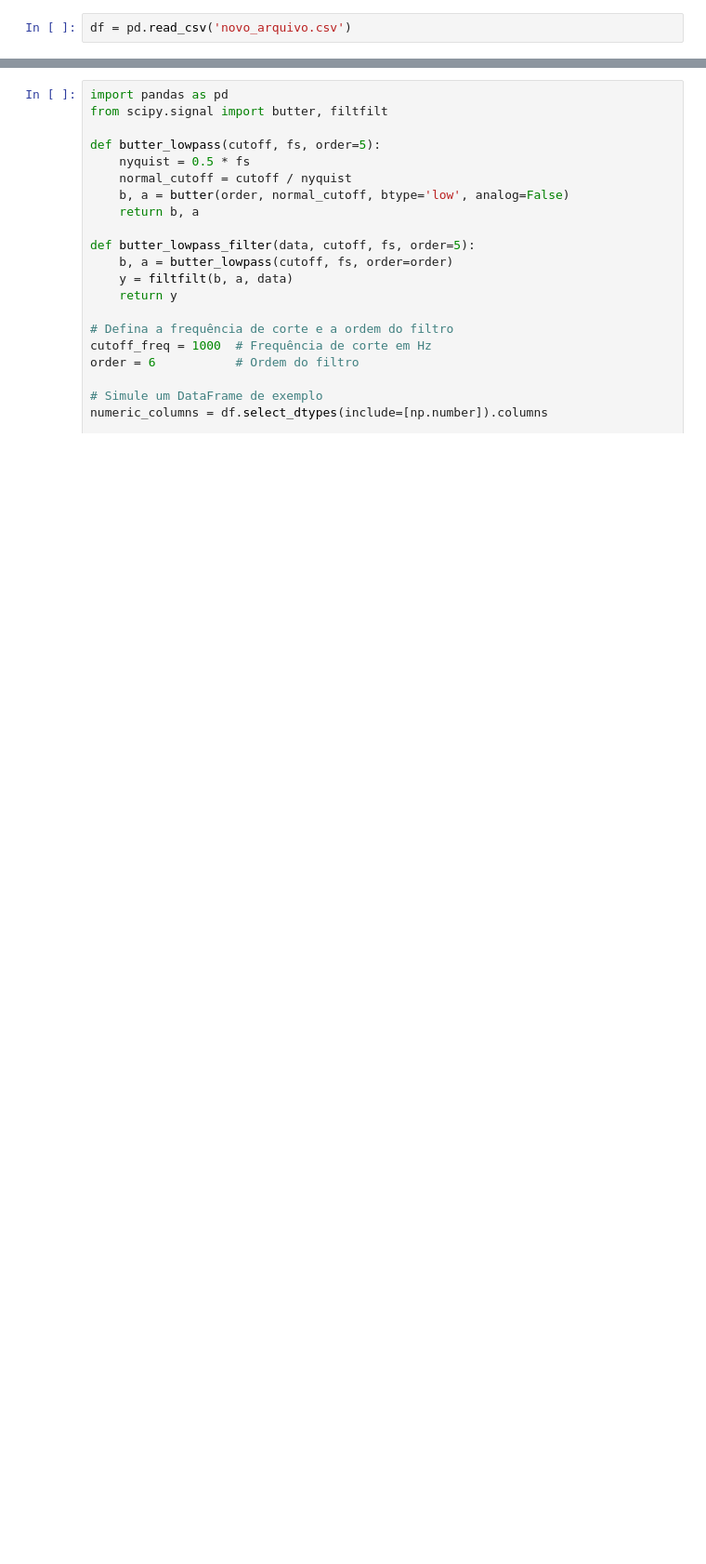
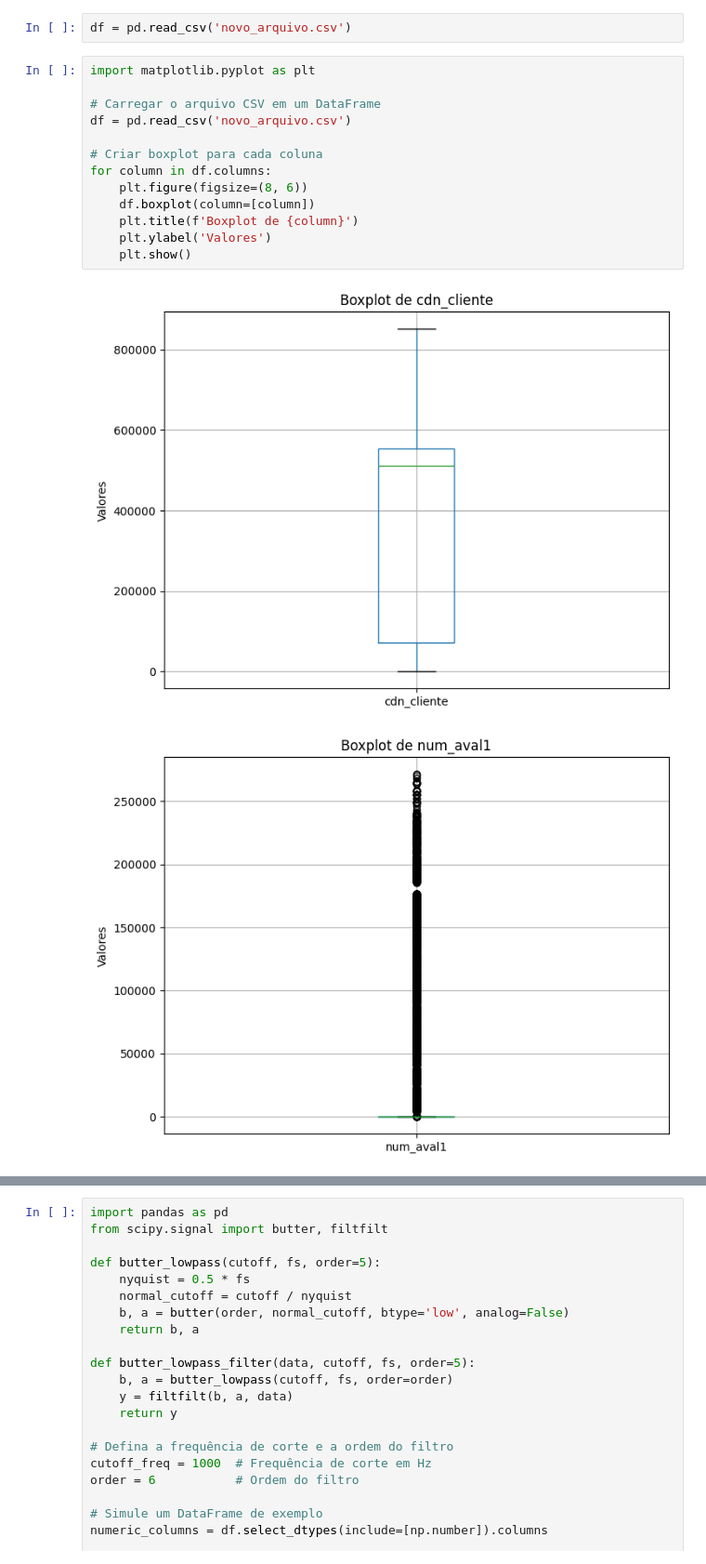
Before and after one commit to SerginhoTanaka/estagio-supervisionado, a Jupyter notebook: teste.ipynb, the cells around one changed output, grey strips where cells are left out. Shown at 93% size. Saved outputs shown, nothing was run; the diff lists cells and outputs as text; blank space fills up the shorter version.

```diff
--- a/teste.ipynb
+++ b/teste.ipynb
@@ -5,2 +6,18 @@ import re
 # %%
 df = pd.read_csv('novo_arquivo.csv')
+# %%
+import matplotlib.pyplot as plt
+
+# Carregar o arquivo CSV em um DataFrame
+df = pd.read_csv('novo_arquivo.csv')
+
+# Criar boxplot para cada coluna
+for column in df.columns:
+    plt.figure(figsize=(8, 6))
+    df.boxplot(column=[column])
+    plt.title(f'Boxplot de {column}')
+    plt.ylabel('Valores')
+    plt.show()
+# %% [output]
+[figure, added]
+[figure, added]
```
Also changed, not shown: parts of 9 cells of this notebook, 3 other files.
